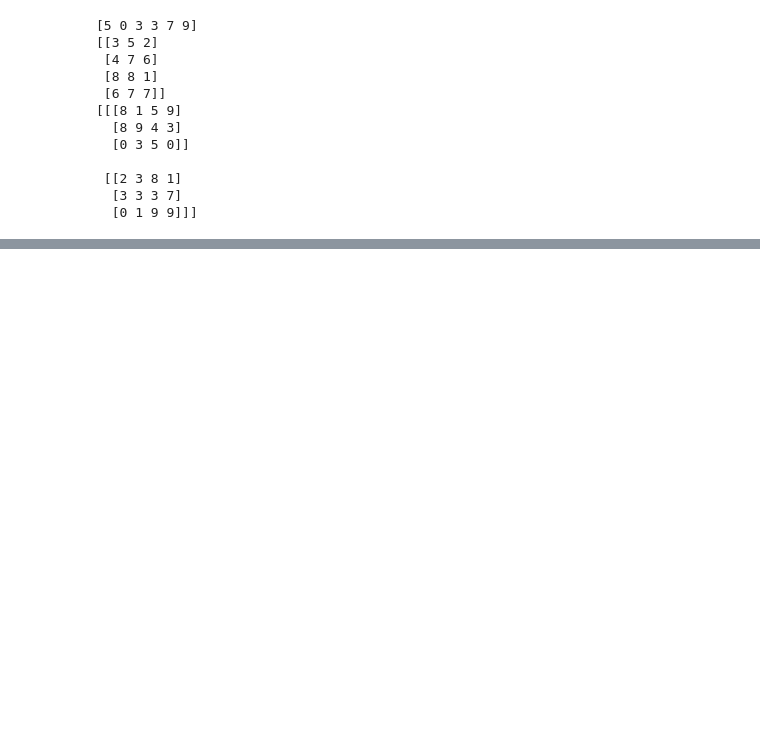
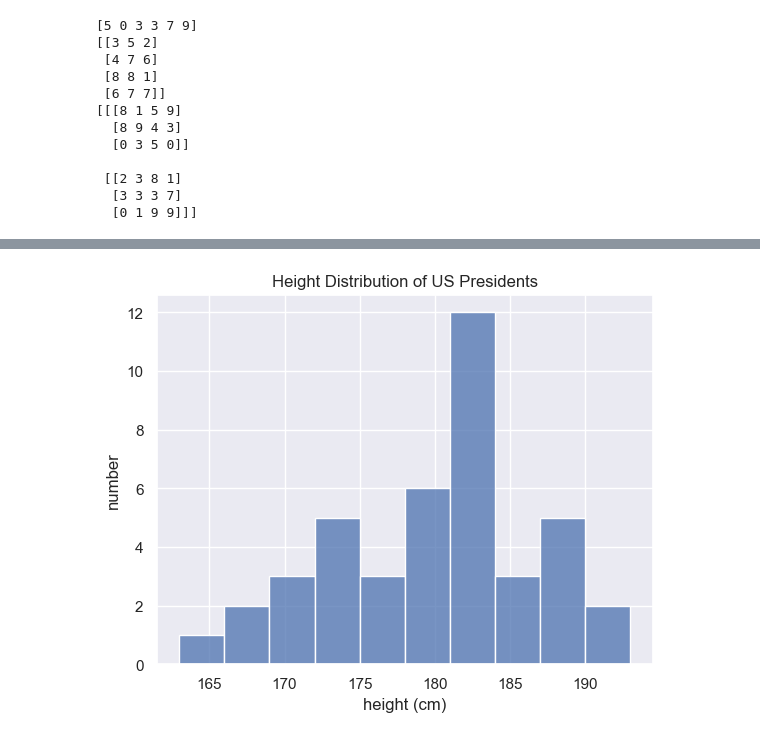
Before and after one commit to Kiran757/Data-analytic, a Jupyter notebook: Python_Fundamentals.ipynb, the cells around one changed output, grey strips where cells are left out. Saved outputs shown, nothing was run; the diff lists cells and outputs as text; code cells hidden in the pictures; blank space fills up the shorter version.

```diff
--- a/Python_Fundamentals.ipynb
+++ b/Python_Fundamentals.ipynb
@@ -1259,0 +1963,7 @@ print(x3)
+# %%
+sns.histplot(df['height(cm)'],bins = 10)
+plt.title('Height Distribution of US Presidents') # title of the graph
+plt.xlabel('height (cm)') # label of the x-axis
+plt.ylabel('number'); # label of the y-axis
+# %% [output]
+[figure, added]
```
Also changed, not shown: parts of 253 cells of this notebook, 2 other files.
